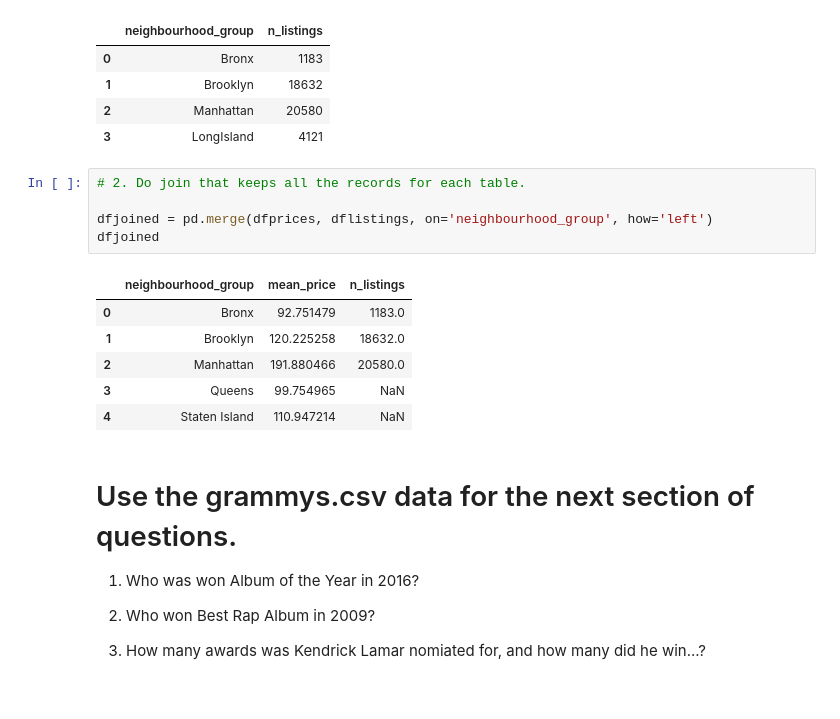
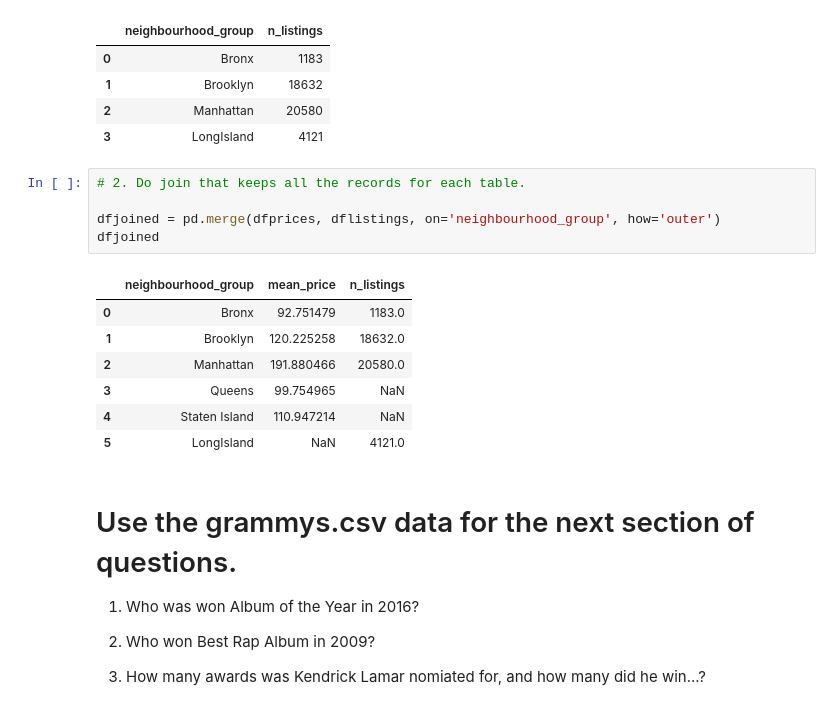
Before and after one commit to LedioTerolli/2020-fall-data-science, a Jupyter notebook: Week1-Pandas/Exercise.ipynb, the cells around one changed output. Drawn from its saved outputs; the diff is of its cells as text.

Commit message:
outer fix

```diff
--- a/Week1-Pandas/Exercise.ipynb
+++ b/Week1-Pandas/Exercise.ipynb
@@ -236,15 +236,16 @@ dflistings
 # %%
 # 2. Do join that keeps all the records for each table.
 
-dfjoined = pd.merge(dfprices, dflistings, on='neighbourhood_group', how='left')
+dfjoined = pd.merge(dfprices, dflistings, on='neighbourhood_group', how='outer')
 dfjoined
 # %% [output]
 |  | neighbourhood_group | mean_price | n_listings |
 | 0 | Bronx | 92.751479 | 1183.0 |
 | 1 | Brooklyn | 120.225258 | 18632.0 |
 | 2 | Manhattan | 191.880466 | 20580.0 |
 | 3 | Queens | 99.754965 | NaN |
 | 4 | Staten Island | 110.947214 | NaN |
+| 5 | LongIsland | NaN | 4121.0 |
 # %% [markdown]
 # Use the grammys.csv data for the next section of questions.
 
```
